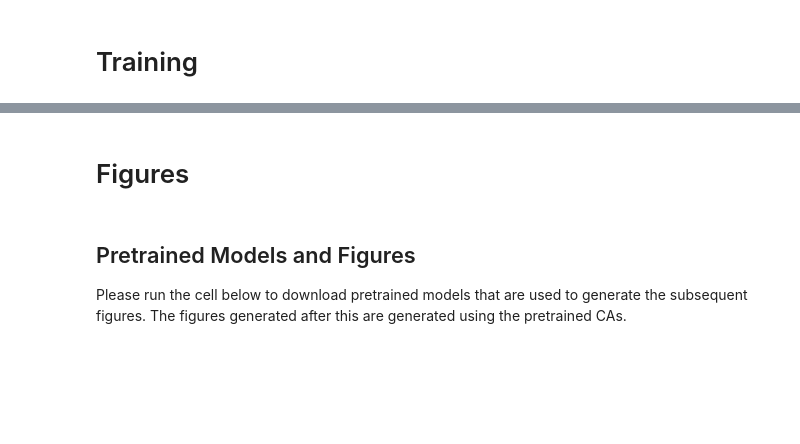
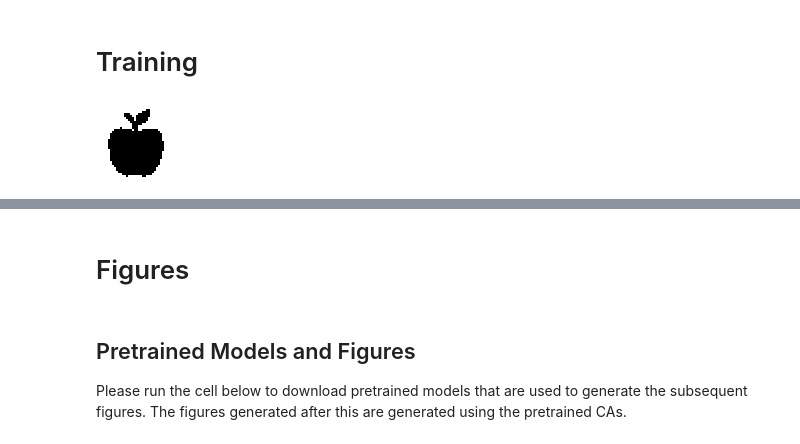
Before and after one commit to sguysc/self-organising-systems, a Jupyter notebook: robot_swarm_formation.ipynb, the cells around one changed output, grey strips where cells are left out. Saved outputs shown, nothing was run; the diff lists cells and outputs as text; code cells hidden in the pictures; blank space fills up the shorter version.

```diff
--- a/robot_swarm_formation.ipynb
+++ b/robot_swarm_formation.ipynb
@@ -128,7 +129,7 @@ POOL_SIZE = 1024
 CELL_FIRE_RATE = 0.5
 
 #TARGET_EMOJI = "🦎" #@param {type:"string"}
-TARGET_EMOJI = "pic1.png"
+TARGET_EMOJI = "pic111 (1).png"
 
 EXPERIMENT_TYPE = "Growing" #@param ["Growing", "Persistent", "Regenerating"]
 EXPERIMENT_MAP = {"Growing":0, "Persistent":1, "Regenerating":2}
@@ -154,7 +167,7 @@ def load_bw_image(fname, max_size=TARGET_SIZE):
   img = PIL.Image.open(fname)
   # import pdb; pdb.set_trace()
   img.thumbnail((max_size, max_size), PIL.Image.ANTIALIAS)
-  img = np.float32(img)/255.0
+  img = np.float32(img)#/255.0
   # even grayscale convert to 0/1
   img = np.floor(img)
   return img
@@ -329,12 +355,14 @@ def plot_loss(loss_log):
 # %%
 #@title Choose Target Image { vertical-output: true}
 #url = 'https://github.com/google-research/self-organising-systems/blob/master/assets/growing_ca/planaria2_48.png?raw=true'
 #target_img = load_image(url, 48)
 
 #target_img = load_emoji(TARGET_EMOJI)
-target_img = load_bw_image(TARGET_EMOJI)
-
+target_img = load_emoji(TARGET_EMOJI)
 imshow(zoom(target_img, 2), fmt='png')
+target_img = 1 - target_img
+# %% [output]
+[figure, added]
 # %%
 #@title Initialize Training { vertical-output: true}
 
```
Also changed, not shown: parts of 4 cells of this notebook, 2 other files.
